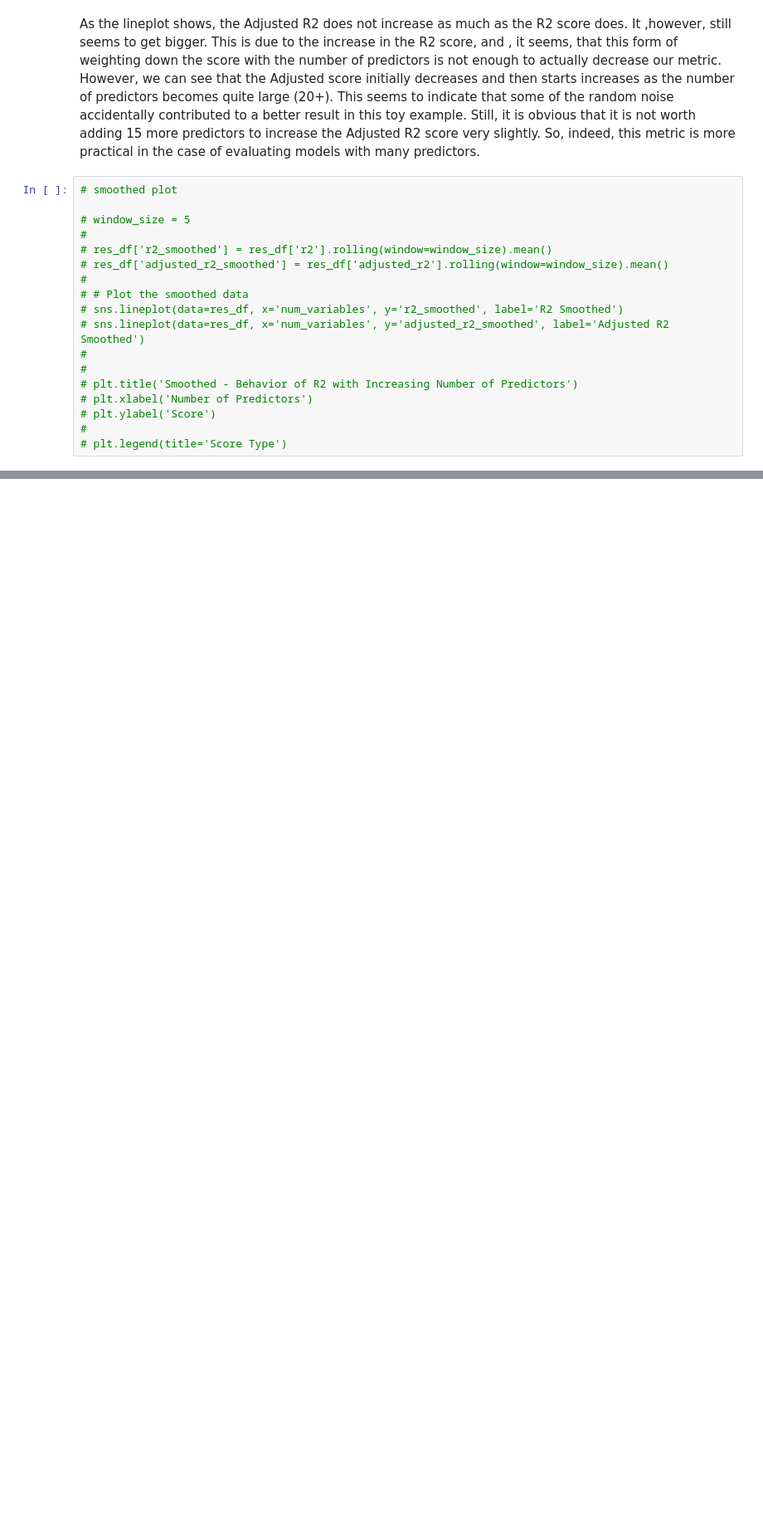
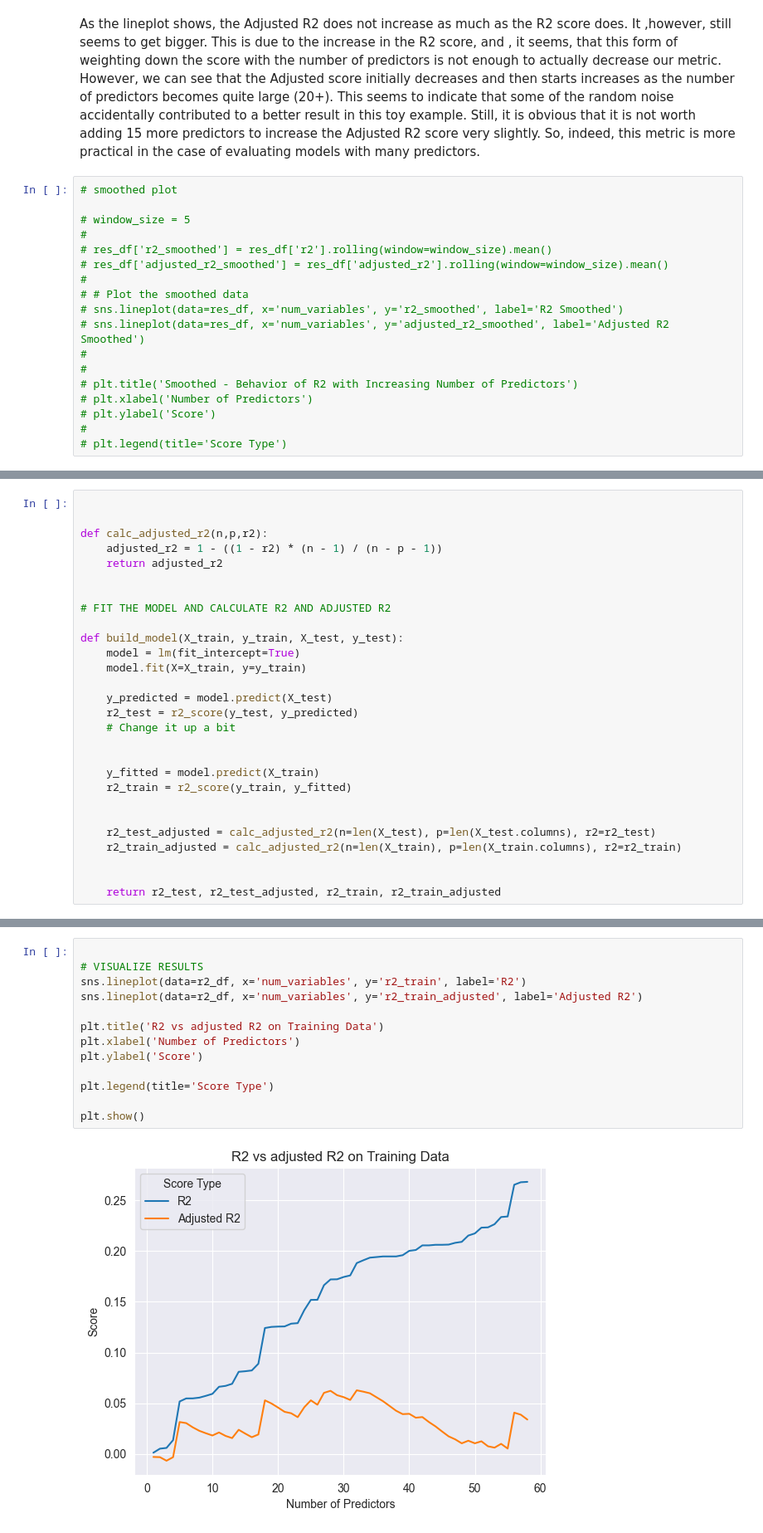
Before and after one commit to Abra-web/CStat_assignments, a Jupyter notebook: assignment_1/file.ipynb, the cells around one changed output, grey strips where cells are left out. Shown at 83% size. Cells and saved outputs as stored; diff of their text form; blank space fills up the shorter version.

```diff
--- a/assignment_1/file.ipynb
+++ b/assignment_1/file.ipynb
@@ -144,0 +154,28 @@ As the lineplot shows, the Adjusted R2 does not increase as much as the R2 score
+# %%
+
+
+def calc_adjusted_r2(n,p,r2):
+    adjusted_r2 = 1 - ((1 - r2) * (n - 1) / (n - p - 1))
+    return adjusted_r2
+
+
+# FIT THE MODEL AND CALCULATE R2 AND ADJUSTED R2
+
+def build_model(X_train, y_train, X_test, y_test):
+    model = lm(fit_intercept=True)
+    model.fit(X=X_train, y=y_train)
+
+    y_predicted = model.predict(X_test)
+    r2_test = r2_score(y_test, y_predicted)
+    # Change it up a bit
+
+
+    y_fitted = model.predict(X_train)
+    r2_train = r2_score(y_train, y_fitted)
+
+
+    r2_test_adjusted = calc_adjusted_r2(n=len(X_test), p=len(X_test.columns), r2=r2_test)
+    r2_train_adjusted = calc_adjusted_r2(n=len(X_train), p=len(X_train.columns), r2=r2_train)
+
+
+    return r2_test, r2_test_adjusted, r2_train, r2_train_adjusted
@@ -144,0 +220,15 @@ As the lineplot shows, the Adjusted R2 does not increase as much as the R2 score
+# %%
+
+# VISUALIZE RESULTS
+sns.lineplot(data=r2_df, x='num_variables', y='r2_train', label='R2')
+sns.lineplot(data=r2_df, x='num_variables', y='r2_train_adjusted', label='Adjusted R2')
+
+plt.title('R2 vs adjusted R2 on Training Data')
+plt.xlabel('Number of Predictors')
+plt.ylabel('Score')
+
+plt.legend(title='Score Type')
+
+plt.show()
+# %% [output]
+[figure, added]
```
Also changed, not shown: parts of 8 cells of this notebook.
